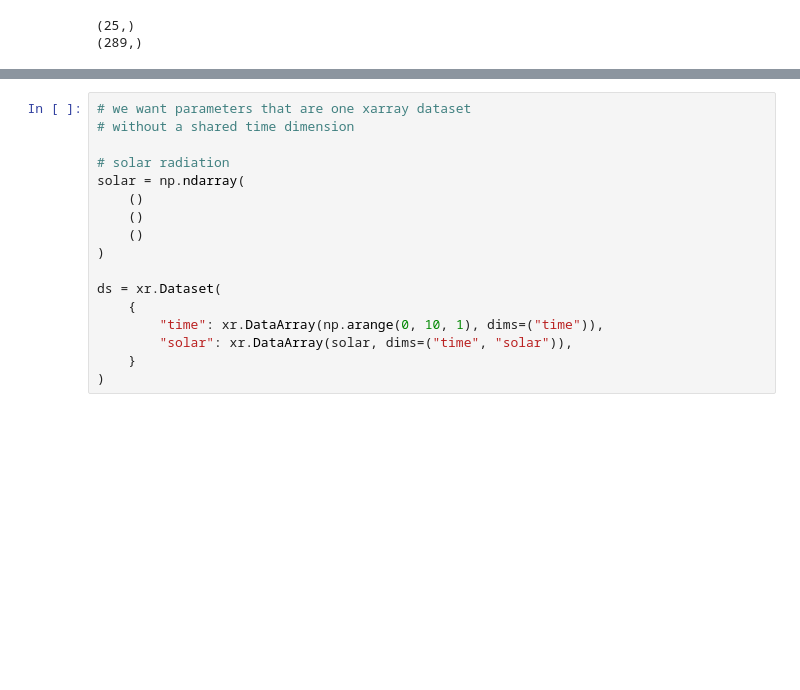
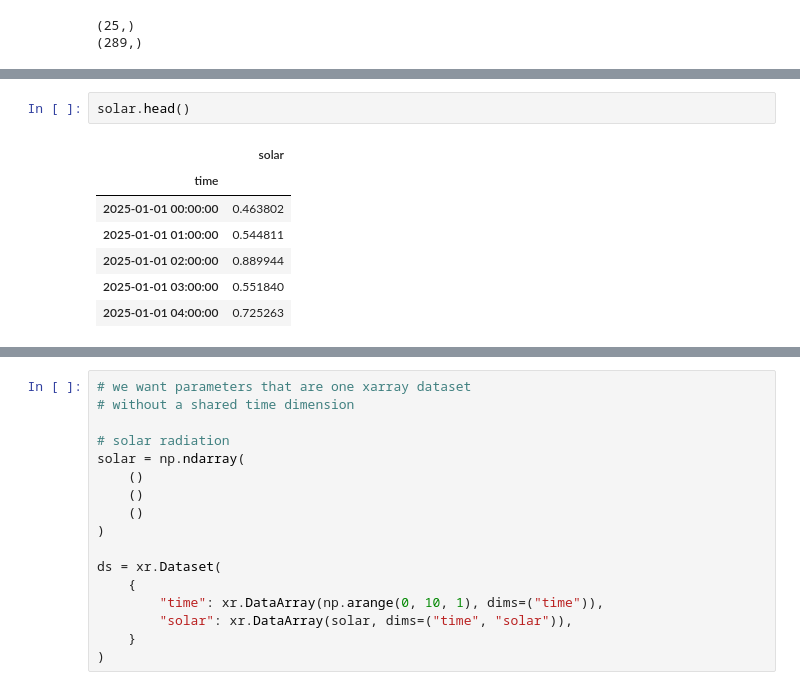
Before and after one commit to EcohydrologyTeam/ClearWater-modules, a Jupyter notebook: examples/dev_sandbox/xsimlab_experimenting.ipynb, the cells around one changed output, grey strips where cells are left out. Drawn from its saved outputs; the diff is of its cells as text; blank space fills up the shorter version.

```diff
--- a/examples/dev_sandbox/xsimlab_experimenting.ipynb
+++ b/examples/dev_sandbox/xsimlab_experimenting.ipynb
@@ -46,0 +41,10 @@ TypeError: Field elements must be 2- or 3-tuples, got '<class 'numpy.datetime64'
+# %%
+solar.head()
+# %% [output]
+|  | solar |
+| time |  |
+| 2025-01-01 00:00:00 | 0.463802 |
+| 2025-01-01 01:00:00 | 0.544811 |
+| 2025-01-01 02:00:00 | 0.889944 |
+| 2025-01-01 03:00:00 | 0.551840 |
+| 2025-01-01 04:00:00 | 0.725263 |
```
Also changed, not shown: parts of 8 cells of this notebook, 6 other files.
